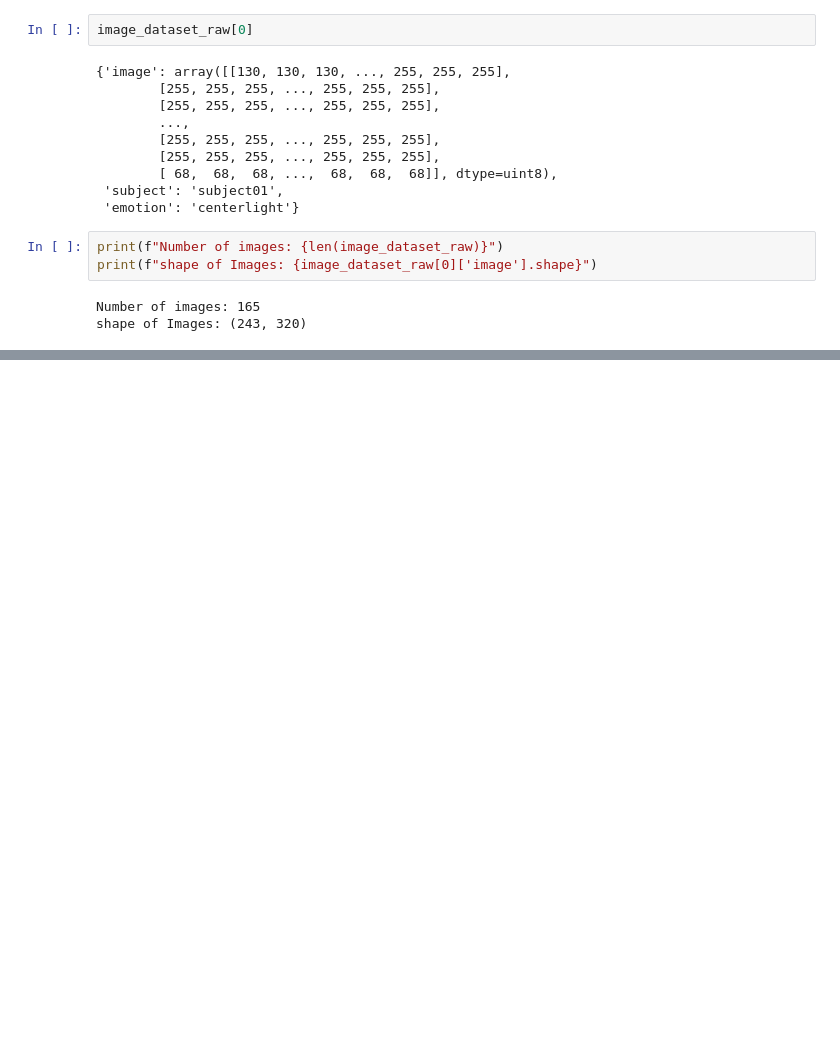
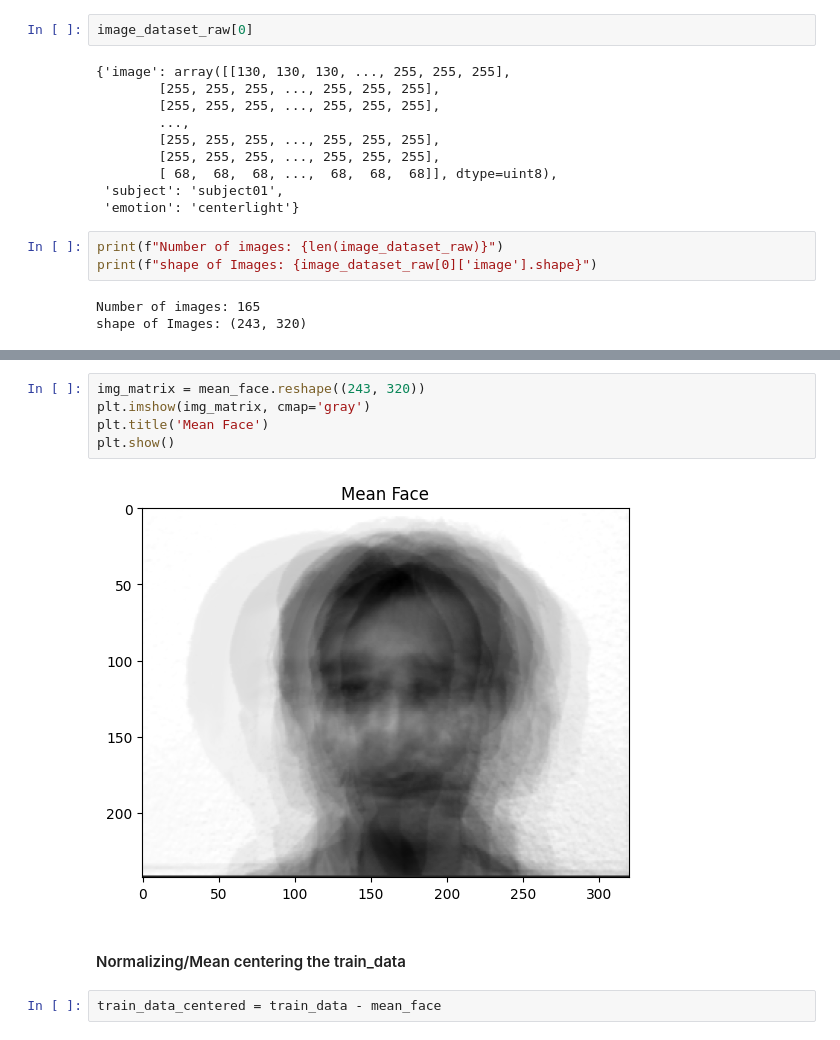
Before and after one commit to Isa1asN/face-recognition-eigen_faces-fisher_faces, a Jupyter notebook: EigenFaces.ipynb, the cells around one changed output, grey strips where cells are left out. Drawn from its saved outputs; the diff is of its cells as text; blank space fills up the shorter version.

```diff
--- a/EigenFaces.ipynb
+++ b/EigenFaces.ipynb
@@ -80,0 +97,11 @@ display_images(train_data)
+# %%
+img_matrix = mean_face.reshape((243, 320))
+plt.imshow(img_matrix, cmap='gray')
+plt.title('Mean Face')
+plt.show()
+# %% [output]
+[figure, added]
+# %% [markdown]
+#### Normalizing/Mean centering the train_data
+# %%
+train_data_centered = train_data - mean_face
```
Also changed, not shown: parts of 12 cells of this notebook.
